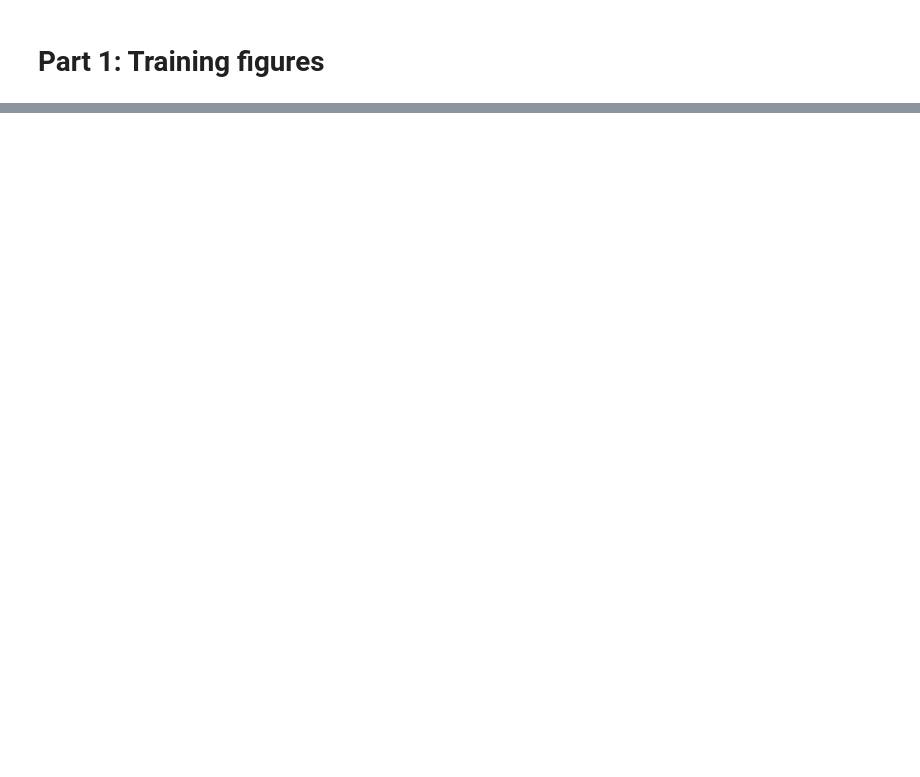
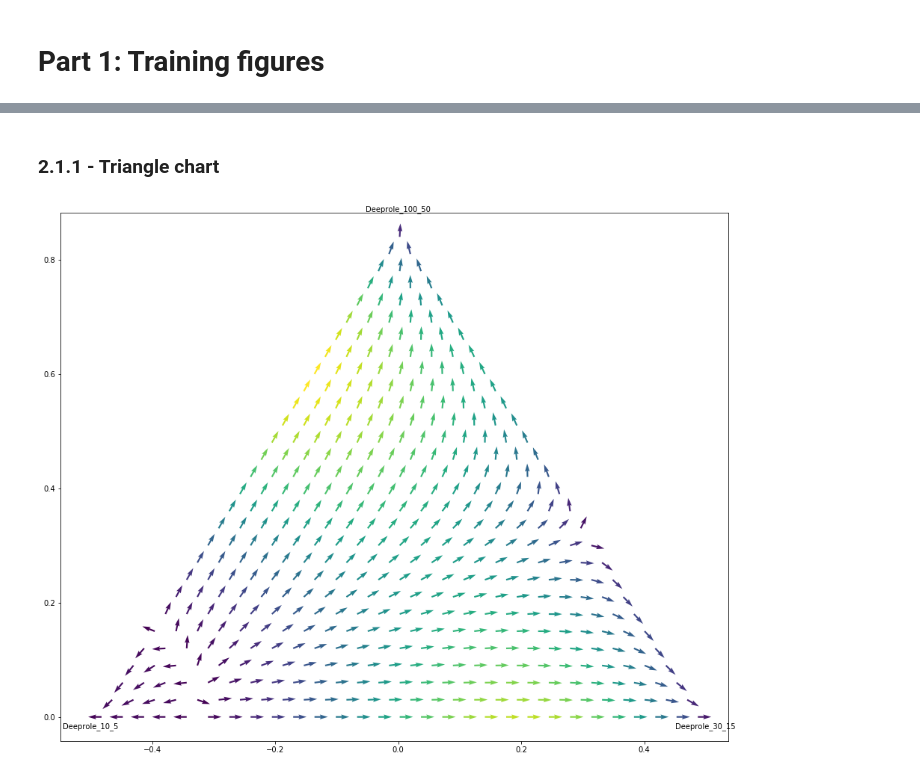
Before and after one commit to Detry322/avalon-bot, a Jupyter notebook: figures/All Figures.ipynb, the cells around one changed output, grey strips where cells are left out. Saved outputs shown, nothing was run; the diff lists cells and outputs as text; code cells hidden in the pictures; blank space fills up the shorter version.

```diff
--- a/figures/All Figures.ipynb
+++ b/figures/All Figures.ipynb
@@ -49,0 +118,2 @@ from data import (
+# %%
+BOT_V_BOT_GAMES = load_bot_v_bot_games()
@@ -49,0 +122,10 @@ from data import (
+# %%
+relevant_bots = ['Deeprole_100_50', 'Deeprole_30_15', 'Deeprole_10_5']
+dr_games = filter_bot_v_bot_games(BOT_V_BOT_GAMES, relevant_bots)
+dr_payoffs = compute_payoff_matrix(dr_games, relevant_bots)
+# %% [markdown]
+### 2.1.1 - Triangle chart
+# %%
+make_triangle_plot(relevant_bots, lambda probs: calc_new_strat(probs, dr_payoffs))
+# %% [output]
+[figure, added]
```
Also changed, not shown: parts of 35 cells of this notebook, 4 other files.
